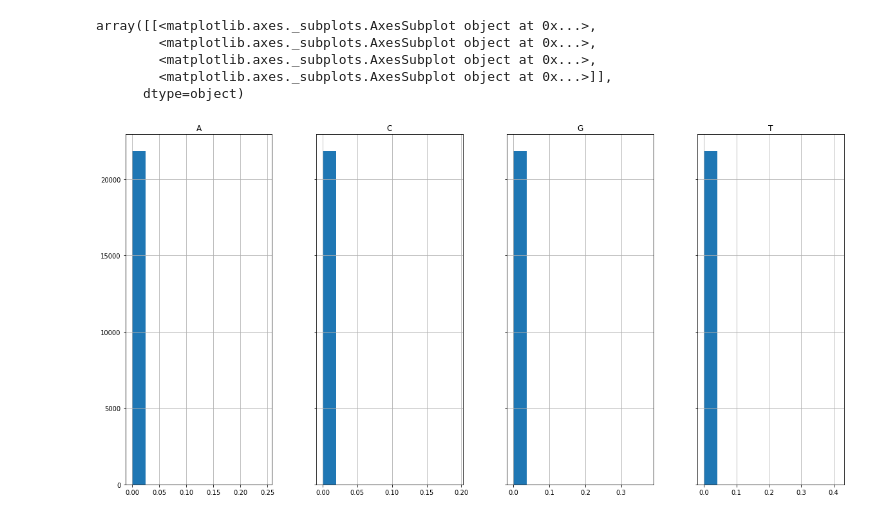
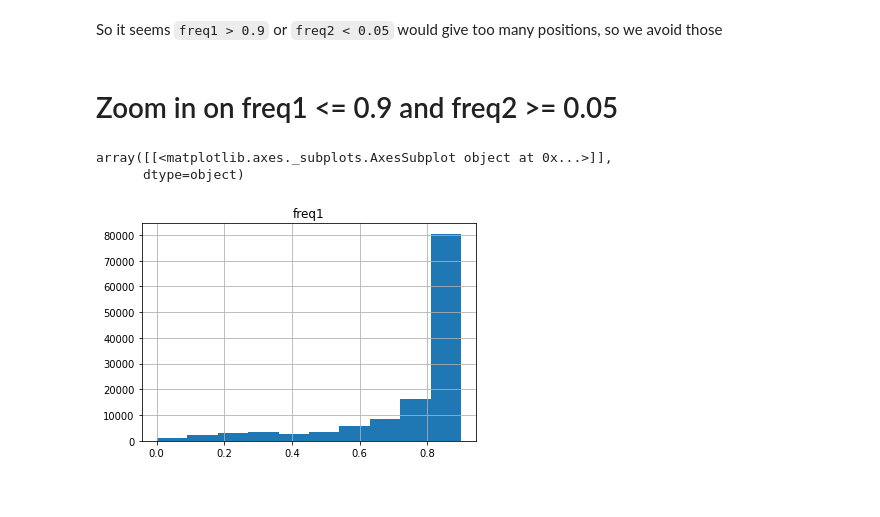
Before and after one commit to iqbal-lab-org/allele-freq, a Jupyter notebook: frequency.ipynb, the cells around one changed output. Saved outputs shown, nothing was run; the diff lists cells and outputs as text; code cells hidden in the pictures.

```diff
--- a/frequency.ipynb
+++ b/frequency.ipynb
@@ -52,16 +30,0 @@ array([[<matplotlib.axes._subplots.AxesSubplot object at 0x...>,
-# %%
-# Filter by threshold (adjust until we have roughly 50k - 100k positions)
-
-interesting = freq[
-    (freq['A'] > 0.0004)
-    | (freq['C'] > 0.0004)
-    | (freq['G'] > 0.0004)
-    | (freq['T'] > 0.0004)]
-interesting.hist(column=['A','C','G','T'], sharey=True, layout=(1, 4), figsize=(20,10))
-# %% [output]
-array([[<matplotlib.axes._subplots.AxesSubplot object at 0x...>,
-        <matplotlib.axes._subplots.AxesSubplot object at 0x...>,
-        <matplotlib.axes._subplots.AxesSubplot object at 0x...>,
-        <matplotlib.axes._subplots.AxesSubplot object at 0x...>]],
-      dtype=object)
-[figure, removed]
@@ -71,0 +31,12 @@ interesting.to_csv('interesting.csv',columns=['chrom', 'pos'], index=False)
+# %% [markdown]
+So it seems `freq1 > 0.9` or `freq2 < 0.05` would give too many positions, so we avoid those
+# %% [markdown]
+# Zoom in on freq1 <= 0.9 and freq2 >= 0.05
+# %%
+freq1 = counts[counts['freq1'] <= 0.9]
+freq2 = counts[counts['freq2'] >= 0.05]
+freq1.hist(column=['freq1'])
+# %% [output]
+array([[<matplotlib.axes._subplots.AxesSubplot object at 0x...>]],
+      dtype=object)
+[figure, added]
```
Also changed, not shown: parts of 12 cells of this notebook, 1 other file.
